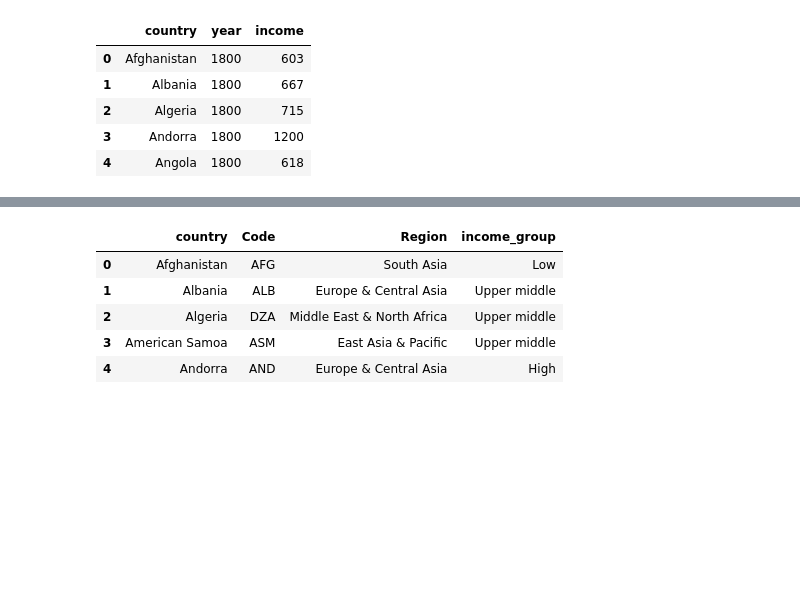
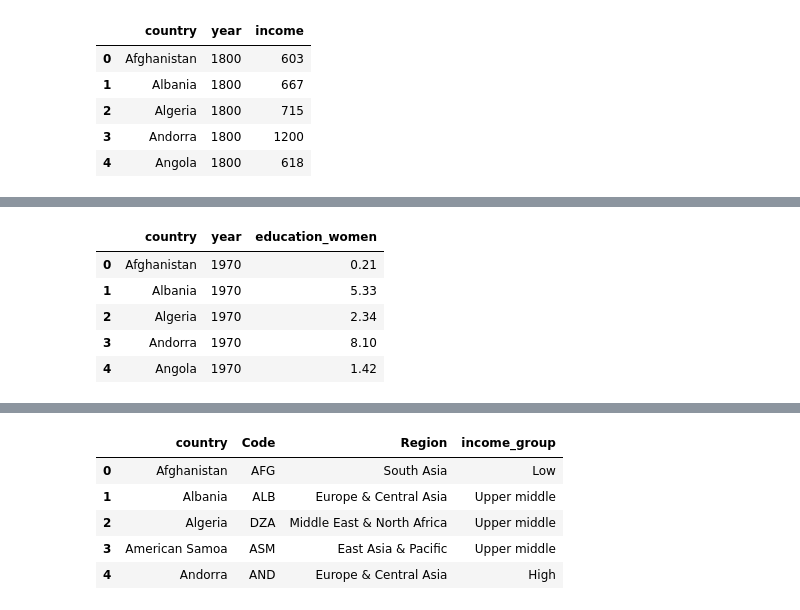
Before and after one commit to UofTCoders/2018-09-10-utoronto, a Jupyter notebook: code/dataset-generation.ipynb, the cells around one changed output, grey strips where cells are left out. Saved outputs shown, nothing was run; the diff lists cells and outputs as text; code cells hidden in the pictures; blank space fills up the shorter version.

```diff
--- a/code/dataset-generation.ipynb
+++ b/code/dataset-generation.ipynb
@@ -117,0 +135,15 @@ income_melt.head()
+# %%
+# Education women
+education_women = pd.read_csv('../data/mean_years_in_school_women_25_to_34_years.csv')
+education_women_melt = education_women.melt(id_vars='geo', var_name='year', value_name='education_women')
+education_women_melt['year'] = education_women_melt['year'].astype(int)
+education_women_melt = education_women_melt.rename(columns={'geo': 'country'})
+
+education_women_melt.head()
+# %% [output]
+|  | country | year | education_women |
+| 0 | Afghanistan | 1970 | 0.21 |
+| 1 | Albania | 1970 | 5.33 |
+| 2 | Algeria | 1970 | 2.34 |
+| 3 | Andorra | 1970 | 8.10 |
+| 4 | Angola | 1970 | 1.42 |
```
Also changed, not shown: parts of 8 cells of this notebook.
